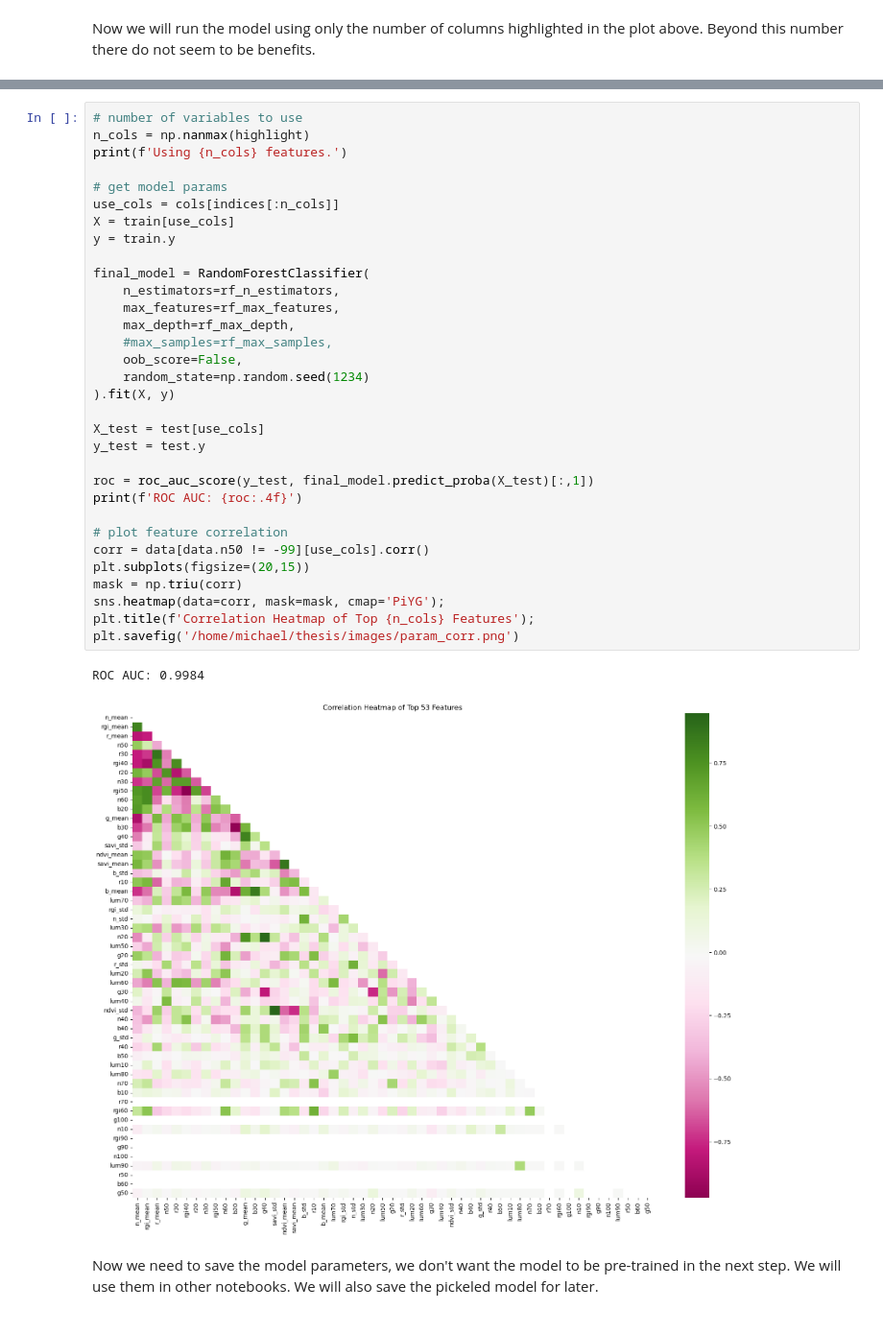
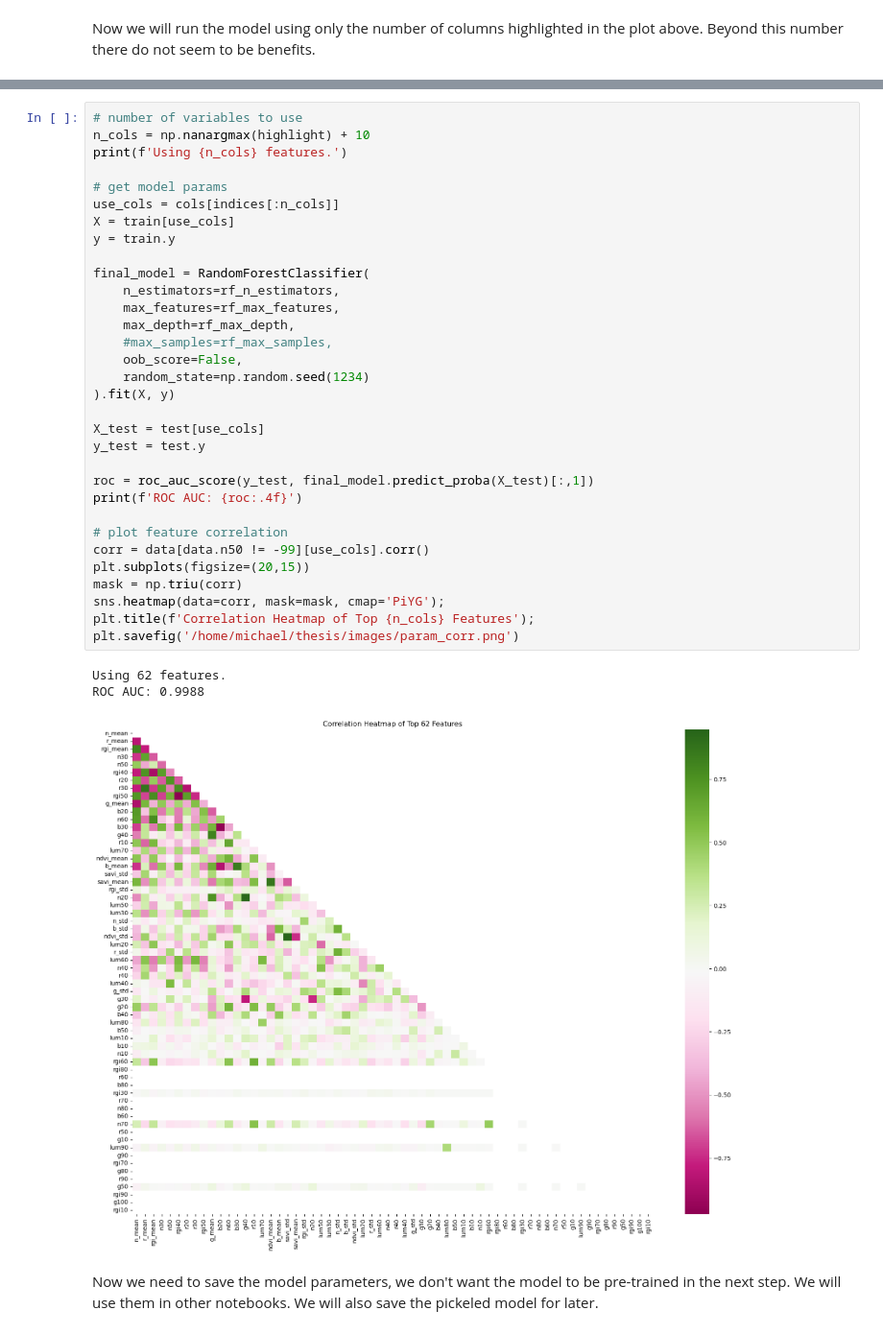
Before and after one commit to kulpojke/tree-mortality, a Jupyter notebook: src/mortality_classification.ipynb, the cells around one changed output, grey strips where cells are left out. Shown at 96% size. Saved outputs shown, nothing was run; the diff lists cells and outputs as text.

```diff
--- a/src/mortality_classification.ipynb
+++ b/src/mortality_classification.ipynb
@@ -501,38 +531,39 @@ Now we will run the model using only the number of columns highlighted in the pl
 # %%
 # number of variables to use
-n_cols = np.nanmax(highlight)
+n_cols = np.nanargmax(highlight) + 10
 print(f'Using {n_cols} features.')
 
 # get model params
 use_cols = cols[indices[:n_cols]]
 X = train[use_cols]
 y = train.y
 
 final_model = RandomForestClassifier(
     n_estimators=rf_n_estimators,
     max_features=rf_max_features,
     max_depth=rf_max_depth,
     #max_samples=rf_max_samples,
     oob_score=False,
     random_state=np.random.seed(1234)
 ).fit(X, y)
 
 X_test = test[use_cols]
 y_test = test.y
 
 roc = roc_auc_score(y_test, final_model.predict_proba(X_test)[:,1])
 print(f'ROC AUC: {roc:.4f}')
 
 # plot feature correlation
 corr = data[data.n50 != -99][use_cols].corr()
 plt.subplots(figsize=(20,15))
 mask = np.triu(corr)
 sns.heatmap(data=corr, mask=mask, cmap='PiYG');
 plt.title(f'Correlation Heatmap of Top {n_cols} Features');
 plt.savefig('/home/michael/thesis/images/param_corr.png')
 # %% [output]
-ROC AUC: 0.9984
+Using 62 features.
+ROC AUC: 0.9988
-[figure, old version]
+[figure, new version]
 # %% [markdown]
 Now we need to save the model parameters, we don't want the model to be pre-trained in the next step.  We will use them in other notebooks.  We will also save the pickeled model for later.
 # %%
```
Also changed, not shown: parts of 11 cells of this notebook, 2 other files.
